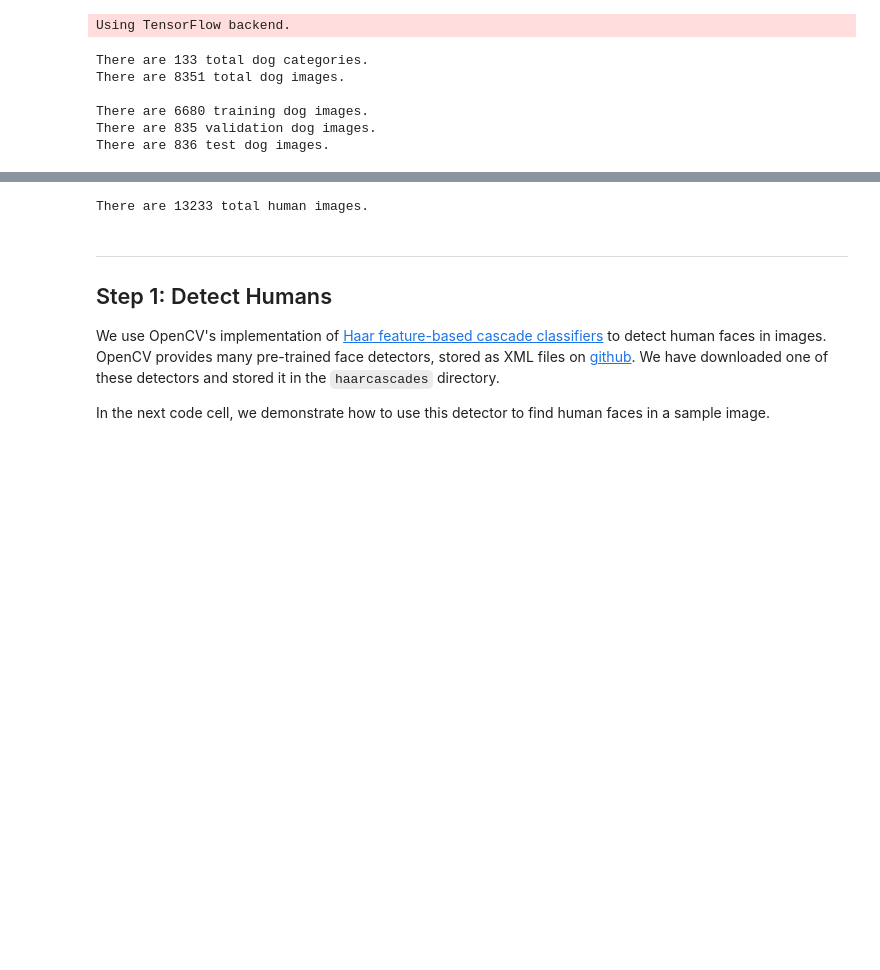
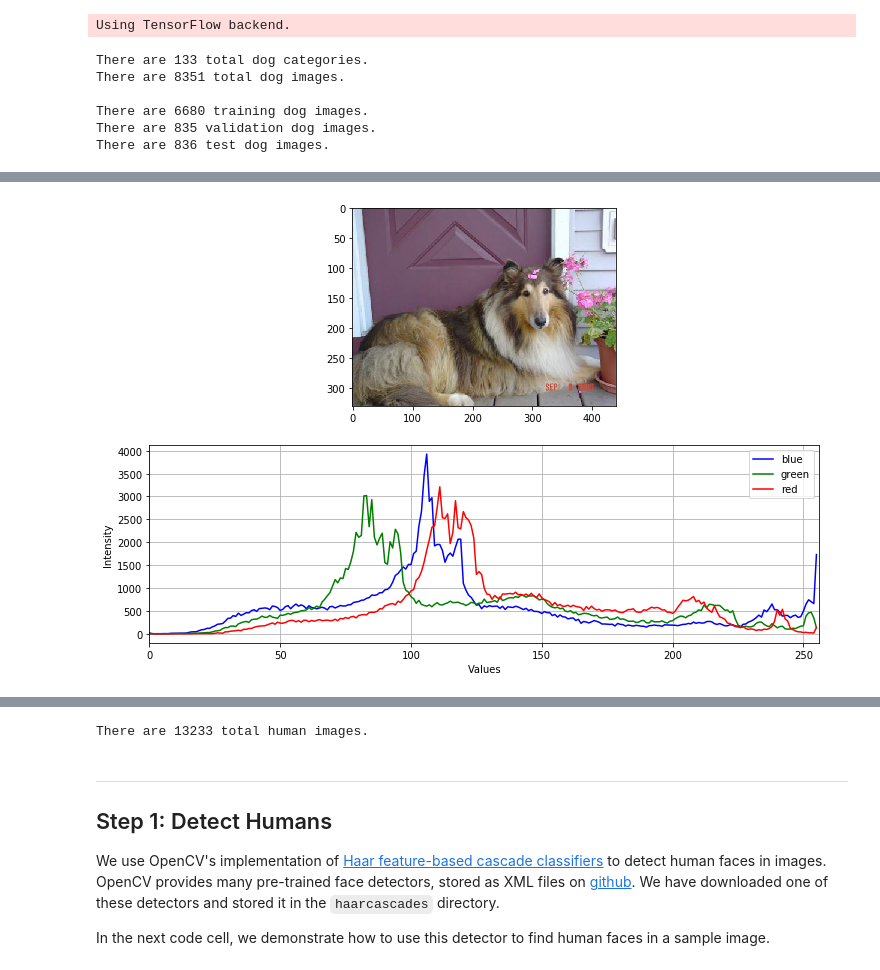
Before and after one commit to takahish/TransferLearning-with-Keras-on-TensorFlow, a Jupyter notebook: dog_app.ipynb, the cells around one changed output, grey strips where cells are left out. Saved outputs shown, nothing was run; the diff lists cells and outputs as text; code cells hidden in the pictures; blank space fills up the shorter version.

```diff
--- a/dog_app.ipynb
+++ b/dog_app.ipynb
@@ -94,0 +215,4 @@ There are 836 test dog images.
+# %%
+intensity_hist(train_files[6])
+# %% [output]
+[figure, added]
```
Also changed, not shown: parts of 45 cells of this notebook, 19 other files.
